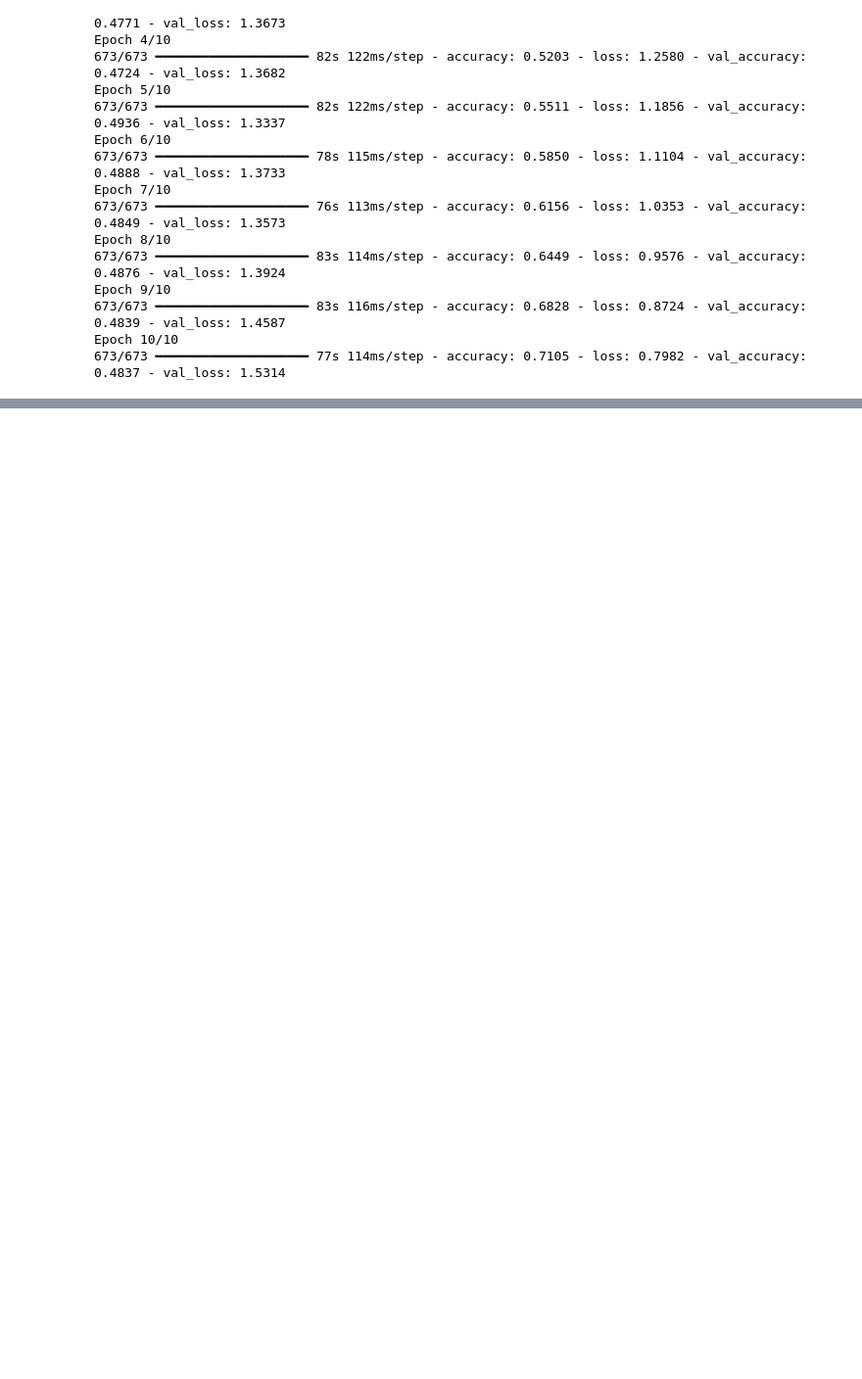
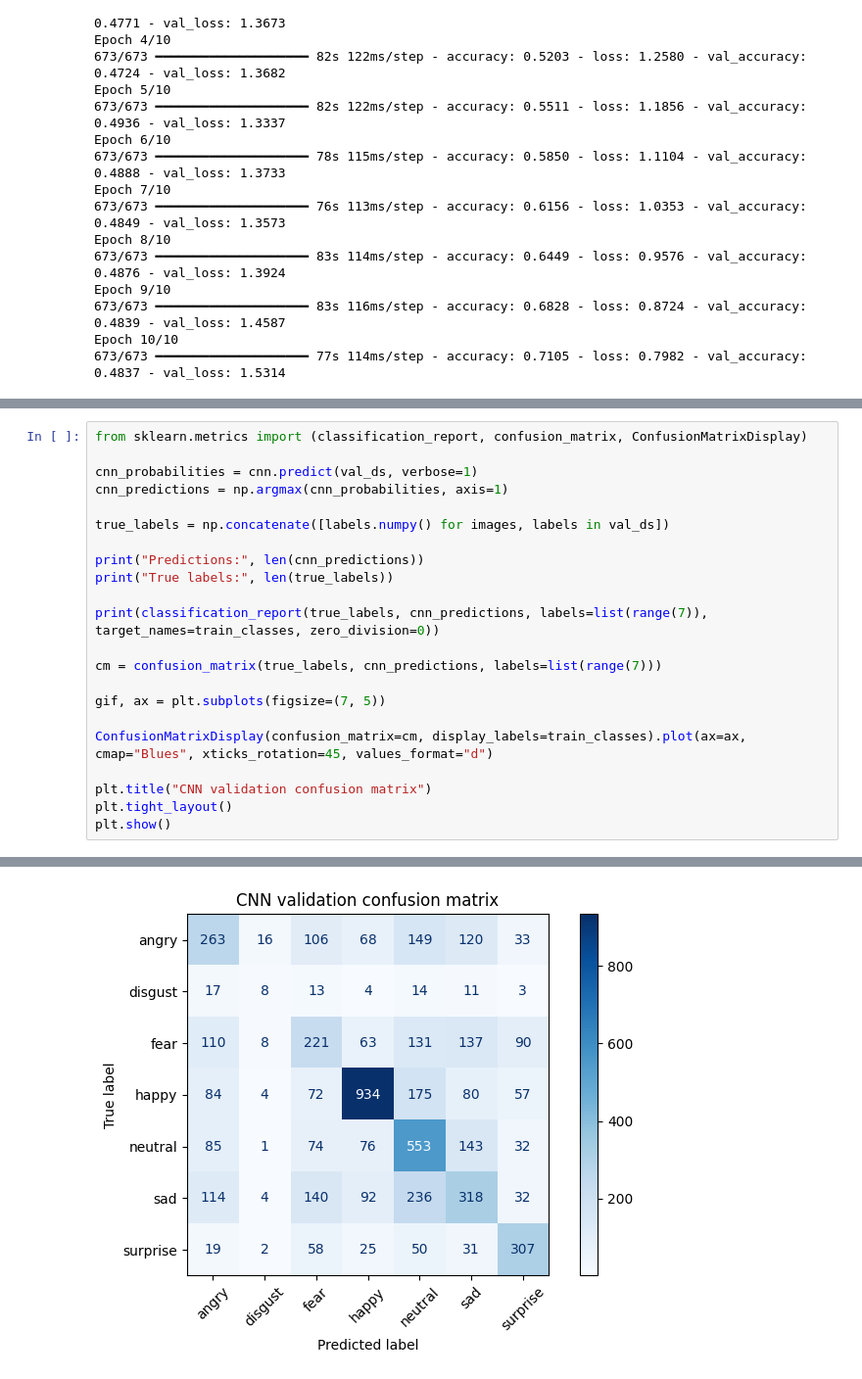
Before and after one commit to chtzortzi-alt/Tzortzi_Facial_Expressions, a Jupyter notebook: Tzortzi_Imaging_Dataset.ipynb, the cells around one changed output, grey strips where cells are left out. Shown at 98% size. Saved outputs shown, nothing was run; the diff lists cells and outputs as text; blank space fills up the shorter version.

```diff
--- a/Tzortzi_Imaging_Dataset.ipynb
+++ b/Tzortzi_Imaging_Dataset.ipynb
@@ -1257,0 +1300,23 @@ Epoch 10/10
+# %%
+from sklearn.metrics import (classification_report, confusion_matrix, ConfusionMatrixDisplay)
+
+cnn_probabilities = cnn.predict(val_ds, verbose=1)
+cnn_predictions = np.argmax(cnn_probabilities, axis=1)
+
+true_labels = np.concatenate([labels.numpy() for images, labels in val_ds])
+
+print("Predictions:", len(cnn_predictions))
+print("True labels:", len(true_labels))
+
+print(classification_report(true_labels, cnn_predictions, labels=list(range(7)), target_names=train_classes, zero_division=0))
+
+cm = confusion_matrix(true_labels, cnn_predictions, labels=list(range(7)))
+
+gif, ax = plt.subplots(figsize=(7, 5))
+
+ConfusionMatrixDisplay(confusion_matrix=cm, display_labels=train_classes).plot(ax=ax, cmap="Blues", xticks_rotation=45, values_format="d")
+
+plt.title("CNN validation confusion matrix")
+plt.tight_layout()
+plt.show()
+# %% [output]
@@ -1257,0 +1339 @@ Epoch 10/10
+[figure, added]
```
Also changed, not shown: parts of 6 cells of this notebook.
